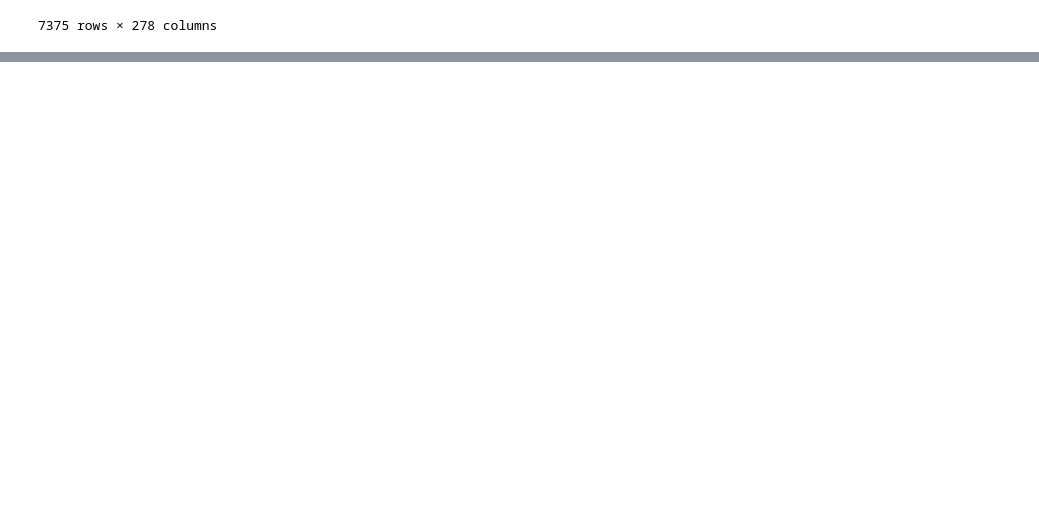
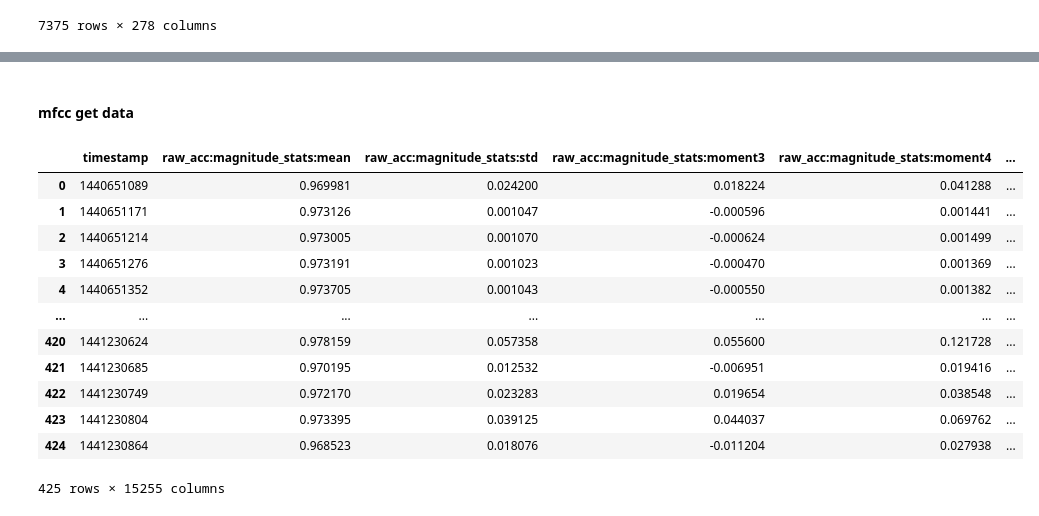
Before and after one commit to jschmidtnj/ubicomp, a Jupyter notebook: hw/a3/Assignment3.ipynb, the cells around one changed output, grey strips where cells are left out. Cells and saved outputs as stored; diff of their text form; code cells hidden in the pictures; blank space fills up the shorter version.

```diff
--- a/hw/a3/Assignment3.ipynb
+++ b/hw/a3/Assignment3.ipynb
@@ -112,0 +622,33 @@ fig.show()
+# %% [markdown]
+#### mfcc get data
+# %%
+mfcc_data_arr = []
+
+for _, row in sitting_eating.iterrows():
+  timestamp = row['timestamp']
+  mfcc_coeff = get_audio_data(timestamp)
+
+  flat_data = mfcc_coeff.flatten()
+  mfcc_data_arr.append(flat_data)
+
+mfcc_eating_df = pd.DataFrame(mfcc_data_arr).fillna(0)
+
+curr_data = sitting_eating.reset_index(drop=True)
+
+mfcc_eating_data = pd.concat([curr_data, mfcc_eating_df], axis=1)
+
+mfcc_eating_data
+# %% [output]
+|  | timestamp | raw_acc:magnitude_stats:mean | raw_acc:magnitude_stats:std | raw_acc:magnitude_stats:moment3 | raw_acc:magnitude_stats:moment4 | ... |
+| 0 | 1440651089 | 0.969981 | 0.024200 | 0.018224 | 0.041288 | ... |
+| 1 | 1440651171 | 0.973126 | 0.001047 | -0.000596 | 0.001441 | ... |
+| 2 | 1440651214 | 0.973005 | 0.001070 | -0.000624 | 0.001499 | ... |
+| 3 | 1440651276 | 0.973191 | 0.001023 | -0.000470 | 0.001369 | ... |
+| 4 | 1440651352 | 0.973705 | 0.001043 | -0.000550 | 0.001382 | ... |
+| ... | ... | ... | ... | ... | ... | ... |
+| 420 | 1441230624 | 0.978159 | 0.057358 | 0.055600 | 0.121728 | ... |
+| 421 | 1441230685 | 0.970195 | 0.012532 | -0.006951 | 0.019416 | ... |
+| 422 | 1441230749 | 0.972170 | 0.023283 | 0.019654 | 0.038548 | ... |
+| 423 | 1441230804 | 0.973395 | 0.039125 | 0.044037 | 0.069762 | ... |
+| 424 | 1441230864 | 0.968523 | 0.018076 | -0.011204 | 0.027938 | ... |
+425 rows × 15255 columns
```
Also changed, not shown: parts of 62 cells of this notebook, 2 other files.
